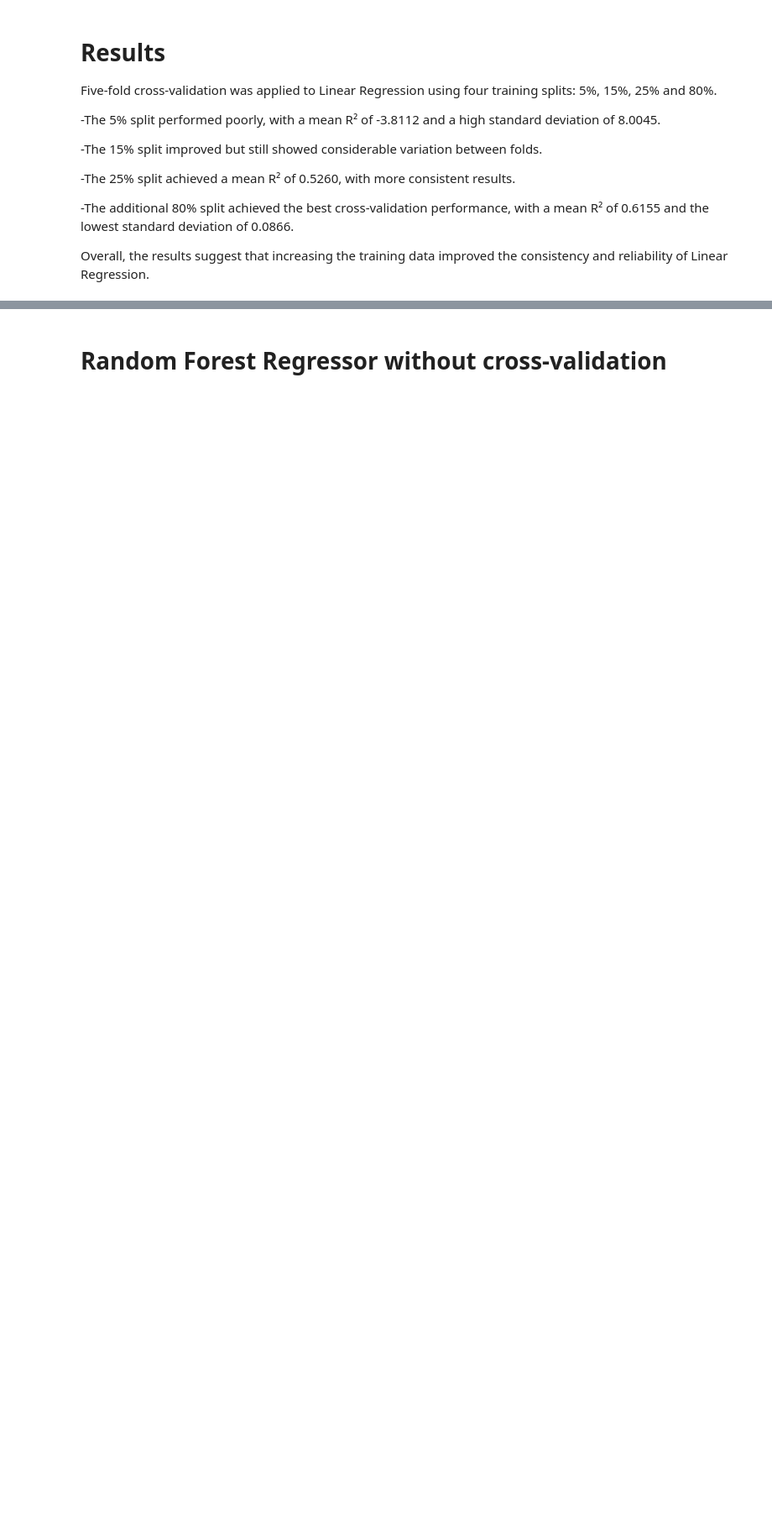
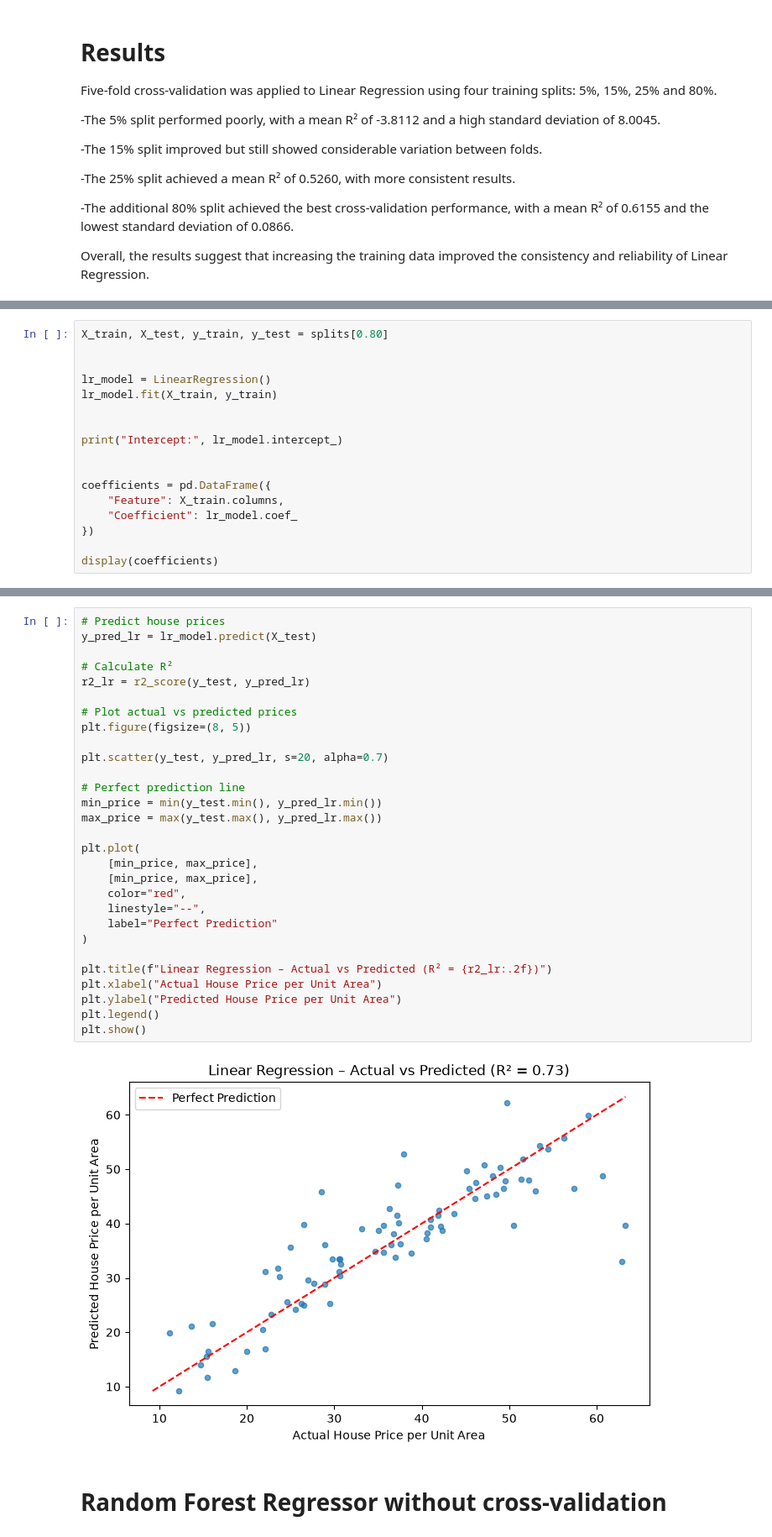
Before and after one commit to sba25049-boop/ML-CA1_sba25049_1126, a Jupyter notebook: Mariana_Garcia_sba25049_CA1.ipynb, the cells around one changed output, grey strips where cells are left out. Shown at 84% size. Saved outputs shown, nothing was run; the diff lists cells and outputs as text; blank space fills up the shorter version.

```diff
--- a/Mariana_Garcia_sba25049_CA1.ipynb
+++ b/Mariana_Garcia_sba25049_CA1.ipynb
@@ -961,0 +932,17 @@ Overall, the results suggest that increasing the training data improved the cons
+# %%
+X_train, X_test, y_train, y_test = splits[0.80]
+
+
+lr_model = LinearRegression()
+lr_model.fit(X_train, y_train)
+
+
+print("Intercept:", lr_model.intercept_)
+
+
+coefficients = pd.DataFrame({
+    "Feature": X_train.columns,
+    "Coefficient": lr_model.coef_
+})
+
+display(coefficients)
@@ -962,3 +960,34 @@ Overall, the results suggest that increasing the training data improved the cons
+# %%
+# Predict house prices
+y_pred_lr = lr_model.predict(X_test)
+
+# Calculate R²
+r2_lr = r2_score(y_test, y_pred_lr)
+
+# Plot actual vs predicted prices
+plt.figure(figsize=(8, 5))
+
+plt.scatter(y_test, y_pred_lr, s=20, alpha=0.7)
+
+# Perfect prediction line
+min_price = min(y_test.min(), y_pred_lr.min())
+max_price = max(y_test.max(), y_pred_lr.max())
+
+plt.plot(
+    [min_price, max_price],
+    [min_price, max_price],
+    color="red",
+    linestyle="--",
+    label="Perfect Prediction"
+)
+
+plt.title(f"Linear Regression – Actual vs Predicted (R² = {r2_lr:.2f})")
+plt.xlabel("Actual House Price per Unit Area")
+plt.ylabel("Predicted House Price per Unit Area")
+plt.legend()
+plt.show()
+# %% [output]
+[figure, added]
 # %% [markdown]
 # Random Forest Regressor without cross-validation
 # %%
```
Also changed, not shown: parts of 24 cells of this notebook.
